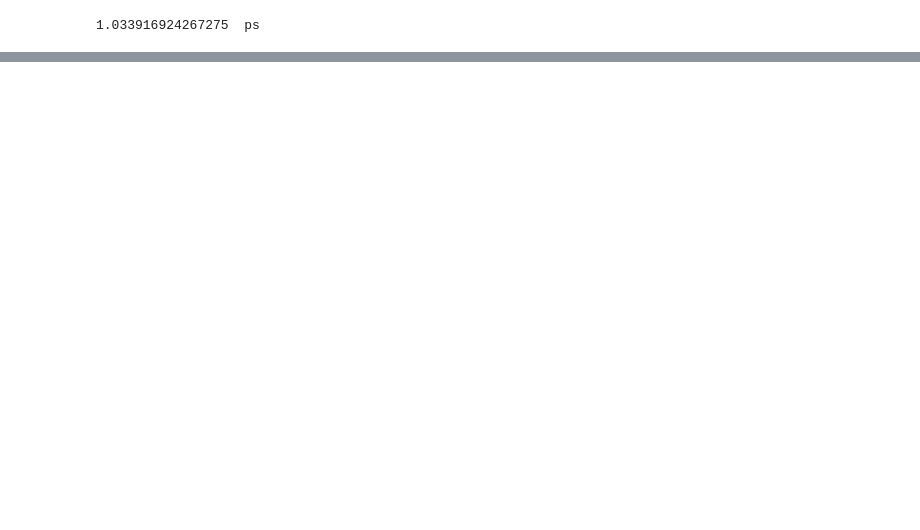
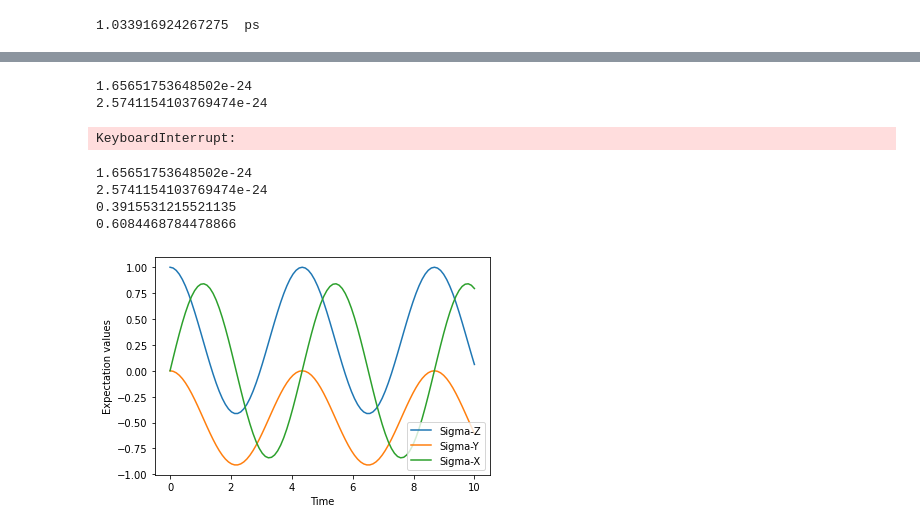
Before and after one commit to LeonG69/MRes, a Jupyter notebook: testing.ipynb, the cells around one changed output, grey strips where cells are left out. Drawn from its saved outputs; the diff is of its cells as text; code cells hidden in the pictures; blank space fills up the shorter version.

```diff
--- a/testing.ipynb
+++ b/testing.ipynb
@@ -60,0 +108,79 @@ def transmon_hamiltonian(Ec=0.386, EjEc=45, nstates=8, ng=0.0, T=10.0):
+# %%
+n = 100
+psi0 = basis(2, 0)
+tsep = 1 #seperation between pulses
+
+print(hbar*omega*0.5)
+print(C_c*0.002*np.sqrt(hbar * omega * (1/(2*C))))
+
+a1 = hbar*omega*0.5
+a2 = C_c*0.002*np.sqrt(hbar * omega * (1/(2*C)))
+
+c1 = a1/(a1+a2)
+c2 = a2/(a1+a2)
+
+
+t = np.linspace(0,tsep*n,1000)
+
+# times,pulses = sfq_pulses2(n+2,tsep)
+# V_sfq = sp.interp1d(times,pulses) #create continuous function
+
+def H_coeffs(t,args):
+    times,pulses = sfq_pulses2(n+2,tsep)
+    V_sfq = sp.interp1d(times,pulses)
+    return V_sfq(t)
+
+H_free = c1*(qeye(2)-sigmaz())
+H_sfq = c2*sigmay()
+Ht = [H_free, [H_sfq,H_coeffs]]
+
+result = sesolve(Ht,psi0,t,[sigmaz(),sigmay(),sigmaz()])
+fig, ax = plt.subplots()
+ax.plot(result.times, result.expect[0])
+ax.plot(result.times, result.expect[1])
+ax.plot(result.times, result.expect[2])
+ax.set_xlabel('Time')
+ax.set_ylabel('Expectation values')
+ax.legend(("Sigma-Z", "Sigma-Y", "Sigma-X"))
+plt.show()
+# %% [output]
+1.65651753648502e-24
+2.5741154103769474e-24
+KeyboardInterrupt:
+# %%
+n = 20
+psi0 = basis(2, 0)
+tsep = 1 #seperation between pulses
+
+print(hbar*omega*0.5)
+print(C_c*0.002*np.sqrt(hbar * omega * (1/(2*C))))
+
+a1 = hbar*omega*0.5
+a2 = C_c*0.002*np.sqrt(hbar * omega * (1/(2*C)))
+
+c1 = a1/(a1+a2)
+c2 = a2/(a1+a2)
+
+print(c1)
+print(c2)
+
+H = c2*sigmay() + c1*(qeye(2)-sigmaz())
+#H = c1*(qeye(2)-sigmaz())
+
+psi0 = basis(2, 0)
+times = np.linspace(0.0, 10.0, 100)
+result = sesolve(H, psi0, times, [sigmaz(), sigmay(),sigmax()])
+fig, ax = plt.subplots()
+ax.plot(result.times, result.expect[0])
+ax.plot(result.times, result.expect[1])
+ax.plot(result.times, result.expect[2])
+ax.set_xlabel('Time')
+ax.set_ylabel('Expectation values')
+ax.legend(("Sigma-Z", "Sigma-Y","Sigma-X"))
+plt.show()
+# %% [output]
+1.65651753648502e-24
+2.5741154103769474e-24
+0.3915531215521135
+0.6084468784478866
+[figure, added]
```
Also changed, not shown: parts of 6 cells of this notebook.
